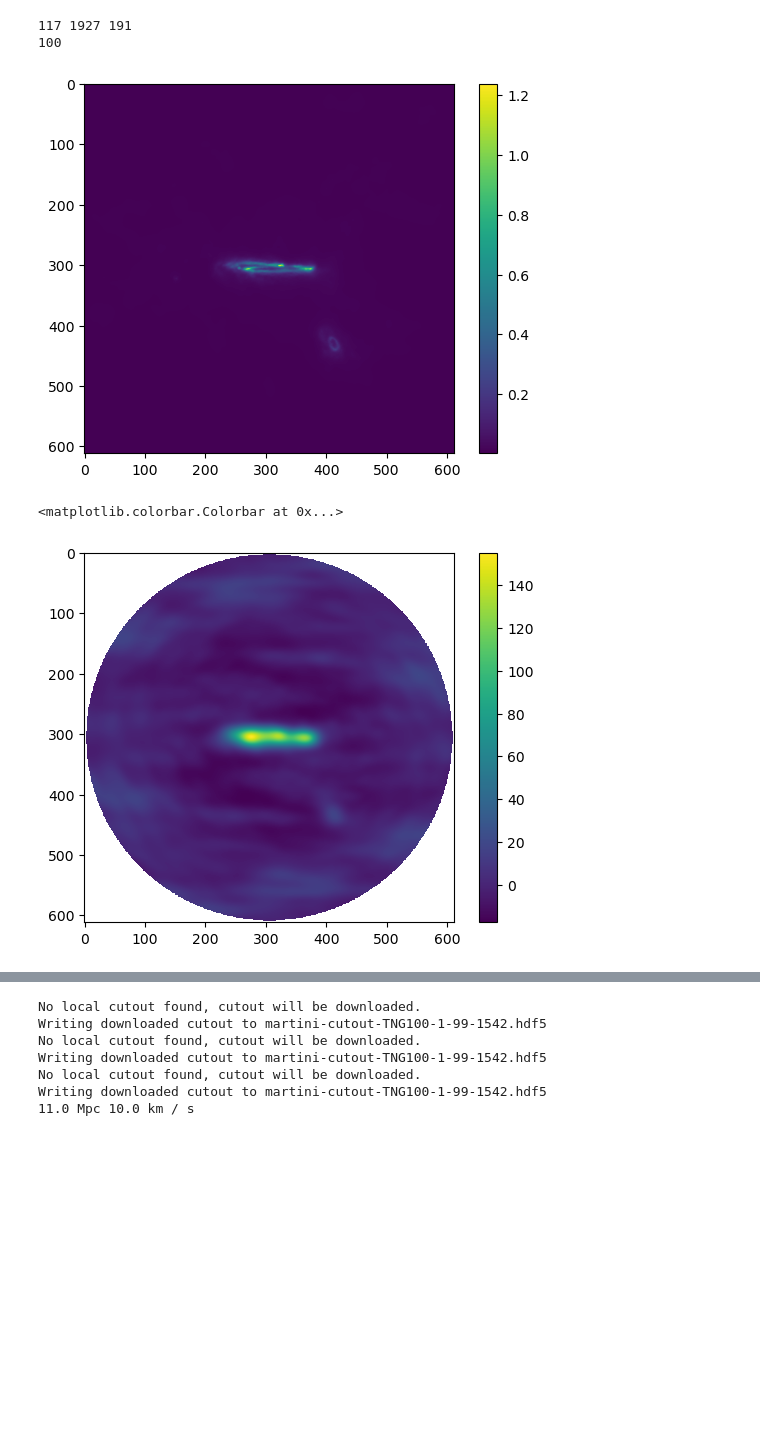
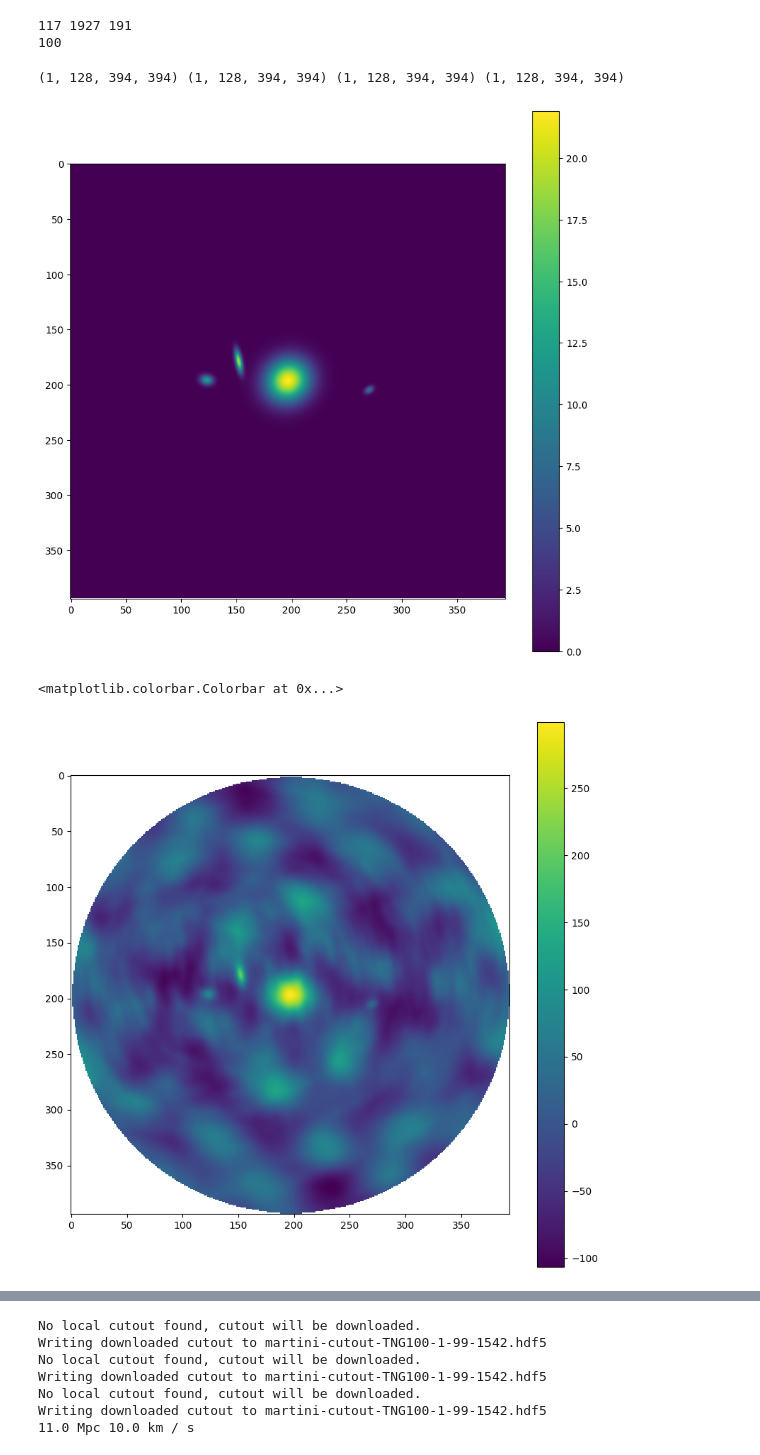
Before and after one commit to MicheleDelliVeneri/ALMASim, a Jupyter notebook: tester.ipynb, the cells around one changed output, grey strips where cells are left out. Cells and saved outputs as stored; diff of their text form; code cells hidden in the pictures; blank space fills up the shorter version.

```diff
--- a/tester.ipynb
+++ b/tester.ipynb
@@ -227,18 +227,29 @@ print(len(ids))
 117 1927 191
 100
 # %%
-data_dir = '/media/storage/extended_sims_2'
-clean, _ = load_fits(os.path.join(data_dir, 'clean_cube_8.fits'))
-dirty, _ = load_fits(os.path.join(data_dir, 'dirty_cube_8.fits'))
+data_dir = '/home/michele/Documents/test-sims'
+clean, _ = load_fits(os.path.join(data_dir, 'clean_cube_0.fits'))
+dirty, _ = load_fits(os.path.join(data_dir, 'dirty_cube_0.fits'))
 #print(extended.shape, gaussian.shape)
-
-
+psf, _ = load_fits(os.path.join(data_dir, 'psf_0.fits'))
+pb, _ = load_fits(os.path.join(data_dir, 'pb_0.fits'))
+print(clean.shape, dirty.shape, psf.shape, pb.shape)
+plt.figure(figsize=(10,10))
 plt.imshow(np.sum(clean[0,:,:], axis=0))
 plt.colorbar()
 plt.show()
+plt.figure(figsize=(10,10))
 plt.imshow(np.sum(dirty[0,:,:], axis=0))
 plt.colorbar()
+
+plt.figure(figsize=(10,10))
+plt.imshow(np.sum(psf[0,:,:], axis=0))
+plt.colorbar()
+plt.figure(figsize=(10,10))
+plt.imshow(np.sum(pb[0,:,:], axis=0))
+plt.colorbar()
 # %% [output]
+(1, 128, 394, 394) (1, 128, 394, 394) (1, 128, 394, 394) (1, 128, 394, 394)
-[figure, old version]
+[figure, new version]
-<matplotlib.colorbar.Colorbar at 0x...>
+<matplotlib.colorbar.Colorbar at 0x...>
-[figure, old version]
+[figure, new version]
```
Also changed, not shown: parts of 1 cell of this notebook, 2 other files.
